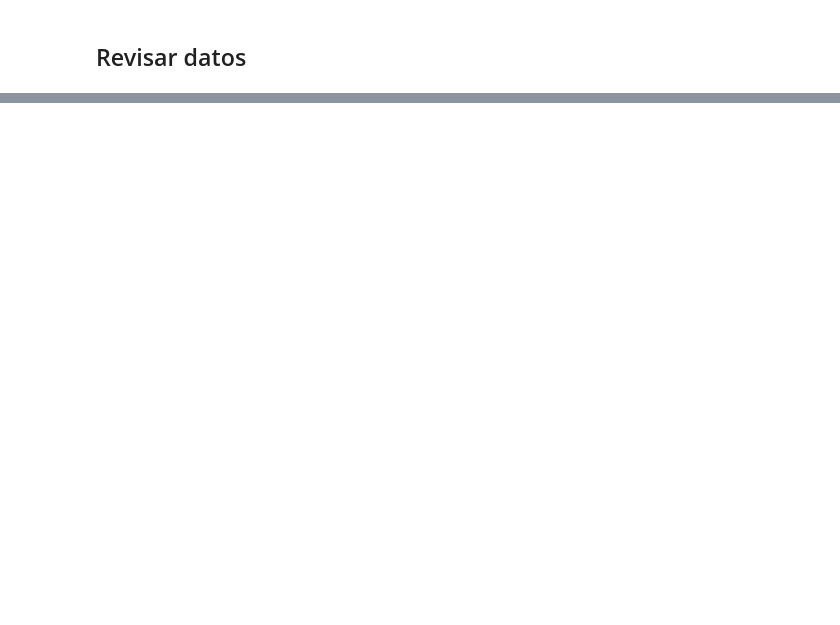
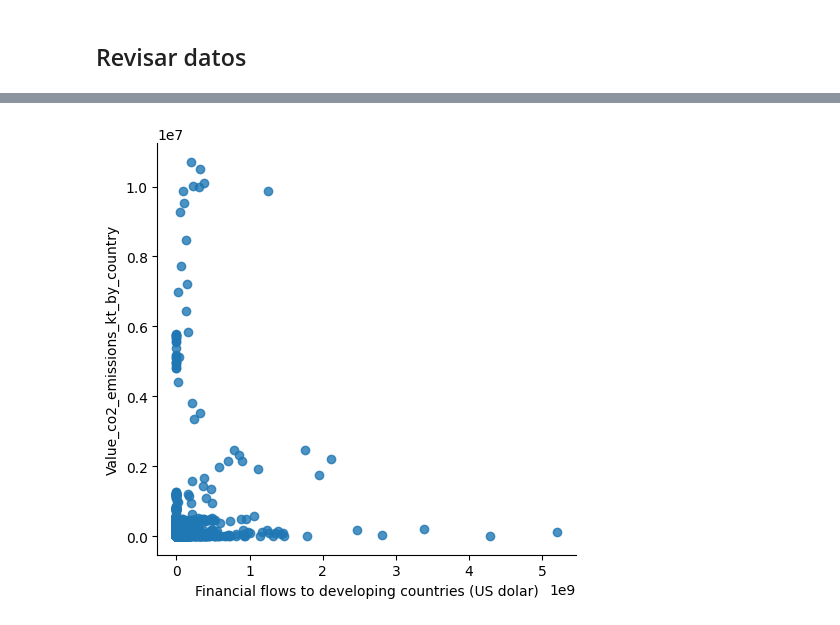
Before and after one commit to Leireal/ENERGIA, a Jupyter notebook: sustainable_energy.ipynb, the cells around one changed output, grey strips where cells are left out. Drawn from its saved outputs; the diff is of its cells as text; code cells hidden in the pictures; blank space fills up the shorter version.

```diff
--- a/sustainable_energy.ipynb
+++ b/sustainable_energy.ipynb
@@ -313,0 +956,2 @@ result
+# %%
+df_energy_4 = df_energy_3[df_energy_3['Entity'] != 'New Caledonia']
@@ -313,0 +964,3 @@ result
+# %%
+#voy a rellenar lo de estos dos paises con la media de tos los años
+df_energy_4['Energy intensity level of primary energy (MJ/dolar2017 PPP GDP)'] = df_energy_4.groupby('Entity')['Energy intensity level of primary energy (MJ/dolar2017 PPP GDP)'].transform(lambda x: x.fillna(x.mean()))
@@ -313,0 +1076,2 @@ result
+# %%
+df_energy_4['Value_co2_emissions_kt_by_country'] = df_energy_4.groupby('Entity')['Value_co2_emissions_kt_by_country'].transform(lambda x: x.fillna(x.mean()))
@@ -313,0 +1090,2 @@ result
+# %%
+df_energy_4 = df_energy_4.dropna(subset=['Value_co2_emissions_kt_by_country'])
@@ -313,0 +1356,7 @@ result
+# %%
+#sns.lmplot(x="Value_co2_emissions_kt_by_country", y="Financial flows to developing countries (US dolar)", data=df_energy_4,fit_reg=False)
+sns.lmplot(x="Financial flows to developing countries (US dolar)", y="Value_co2_emissions_kt_by_country", data=df_energy_4,fit_reg=False)
+#plt.xlim(0, 20000)
+plt.show()
+# %% [output]
+[figure, added]
```
Also changed, not shown: parts of 128 cells of this notebook, 1 other file.
